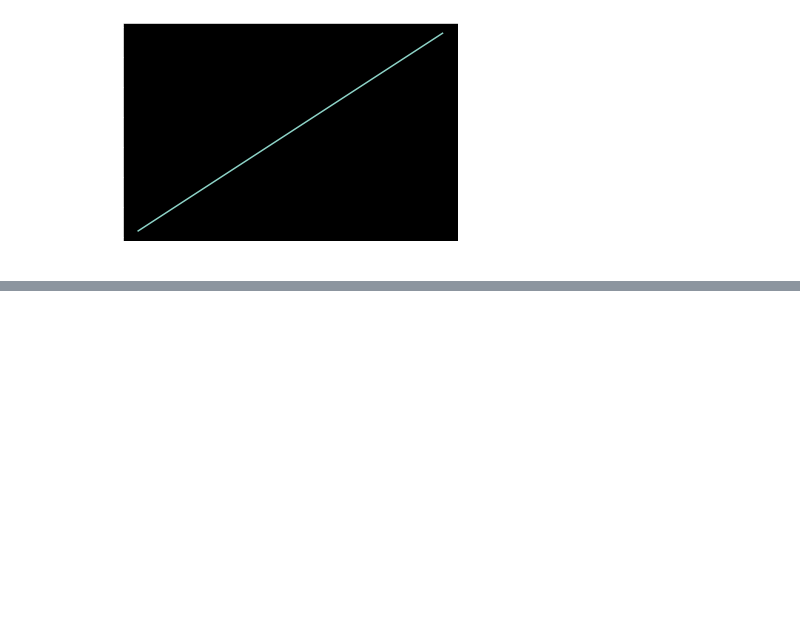
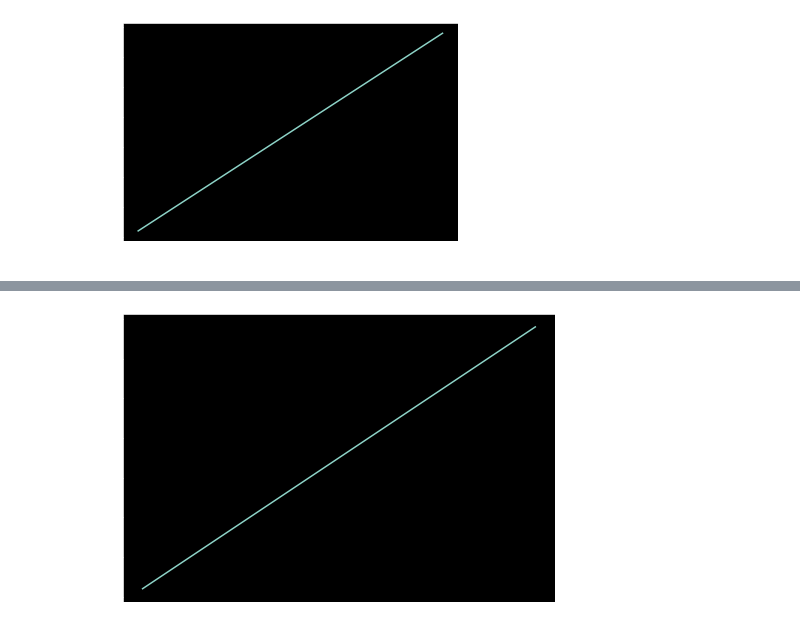
Before and after one commit to gvtsch/Udemy_ZTM_Data_Science, a Jupyter notebook: Introduction to Matplotlib.ipynb, the cells around one changed output, grey strips where cells are left out. Saved outputs shown, nothing was run; the diff lists cells and outputs as text; code cells hidden in the pictures; blank space fills up the shorter version.

```diff
--- a/Introduction to Matplotlib.ipynb
+++ b/Introduction to Matplotlib.ipynb
@@ -26,0 +34,8 @@ plt.plot(x, y);
+# %%
+# 2nd method
+fig = plt.figure()
+ax = fig.add_axes([1, 1, 1, 1])
+ax.plot(x, y)
+plt.show()
+# %% [output]
+[figure, added]
```
Also changed, not shown: parts of 2 cells of this notebook.
